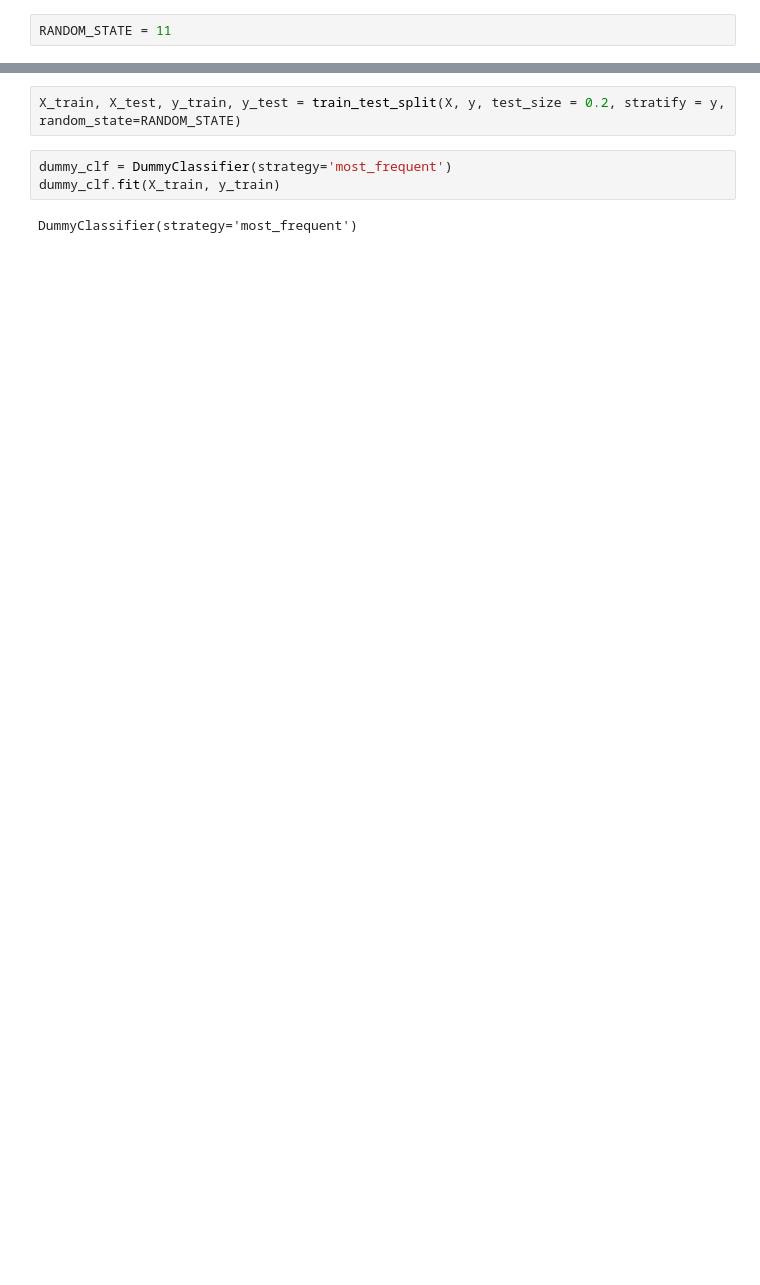
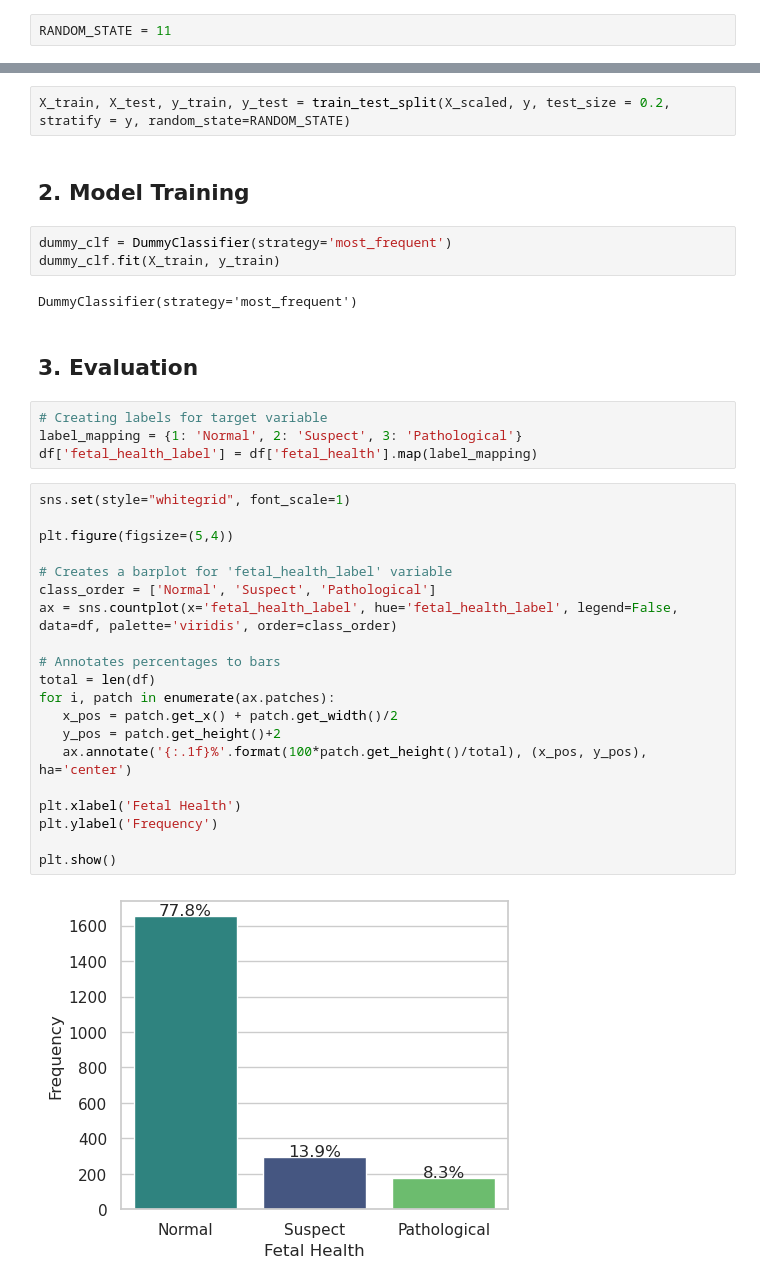
Before and after one commit to curlypetrol/capstone-fuse.ai, a Jupyter notebook: notebooks/1.0-joselierfajardo-dummy_classifier.ipynb, the cells around one changed output, grey strips where cells are left out. Cells and saved outputs as stored; diff of their text form; blank space fills up the shorter version.

Commit message:
Define an evaluation system for the rest of classifiers through the implementation of a dummy classifier

```diff
--- a/notebooks/1.0-joselierfajardo-dummy_classifier.ipynb
+++ b/notebooks/1.0-joselierfajardo-dummy_classifier.ipynb
@@ -14,7 +35,37 @@ y = df['fetal_health']
 # %%
-X_train, X_test, y_train, y_test = train_test_split(X, y, test_size = 0.2, stratify = y, random_state=RANDOM_STATE)
+X_train, X_test, y_train, y_test = train_test_split(X_scaled, y, test_size = 0.2, stratify = y, random_state=RANDOM_STATE)
+# %% [markdown]
+## 2. Model Training
 # %%
 dummy_clf = DummyClassifier(strategy='most_frequent')
 dummy_clf.fit(X_train, y_train)
 # %% [output]
 DummyClassifier(strategy='most_frequent')
+# %% [markdown]
+## 3. Evaluation
+# %%
+# Creating labels for target variable
+label_mapping = {1: 'Normal', 2: 'Suspect', 3: 'Pathological'}
+df['fetal_health_label'] = df['fetal_health'].map(label_mapping)
+# %%
+sns.set(style="whitegrid", font_scale=1)
+
+plt.figure(figsize=(5,4))
+
+# Creates a barplot for 'fetal_health_label' variable
+class_order = ['Normal', 'Suspect', 'Pathological']
+ax = sns.countplot(x='fetal_health_label', hue='fetal_health_label', legend=False, data=df, palette='viridis', order=class_order)
+
+# Annotates percentages to bars
+total = len(df)
+for i, patch in enumerate(ax.patches):
+   x_pos = patch.get_x() + patch.get_width()/2
+   y_pos = patch.get_height()+2
+   ax.annotate('{:.1f}%'.format(100*patch.get_height()/total), (x_pos, y_pos), ha='center')
+
+plt.xlabel('Fetal Health')
+plt.ylabel('Frequency')
+
+plt.show()
+# %% [output]
+[figure, added]
```
Also changed, not shown: parts of 18 cells of this notebook.
